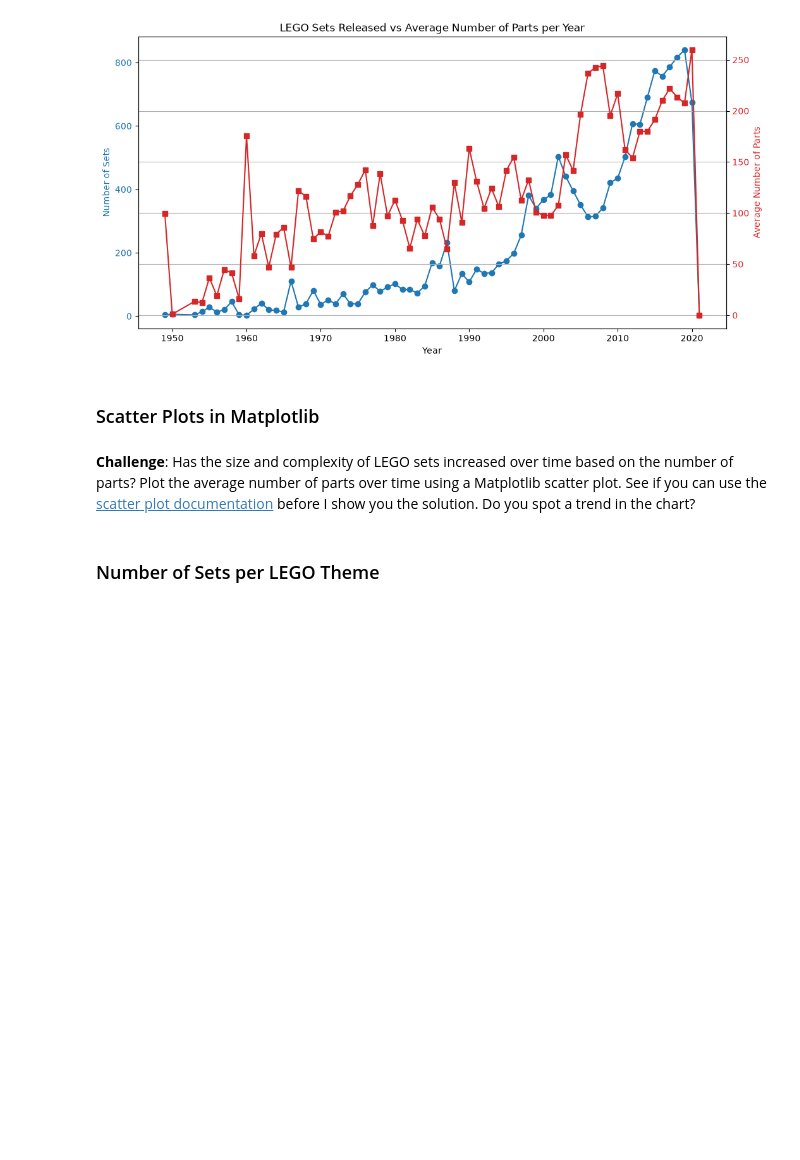
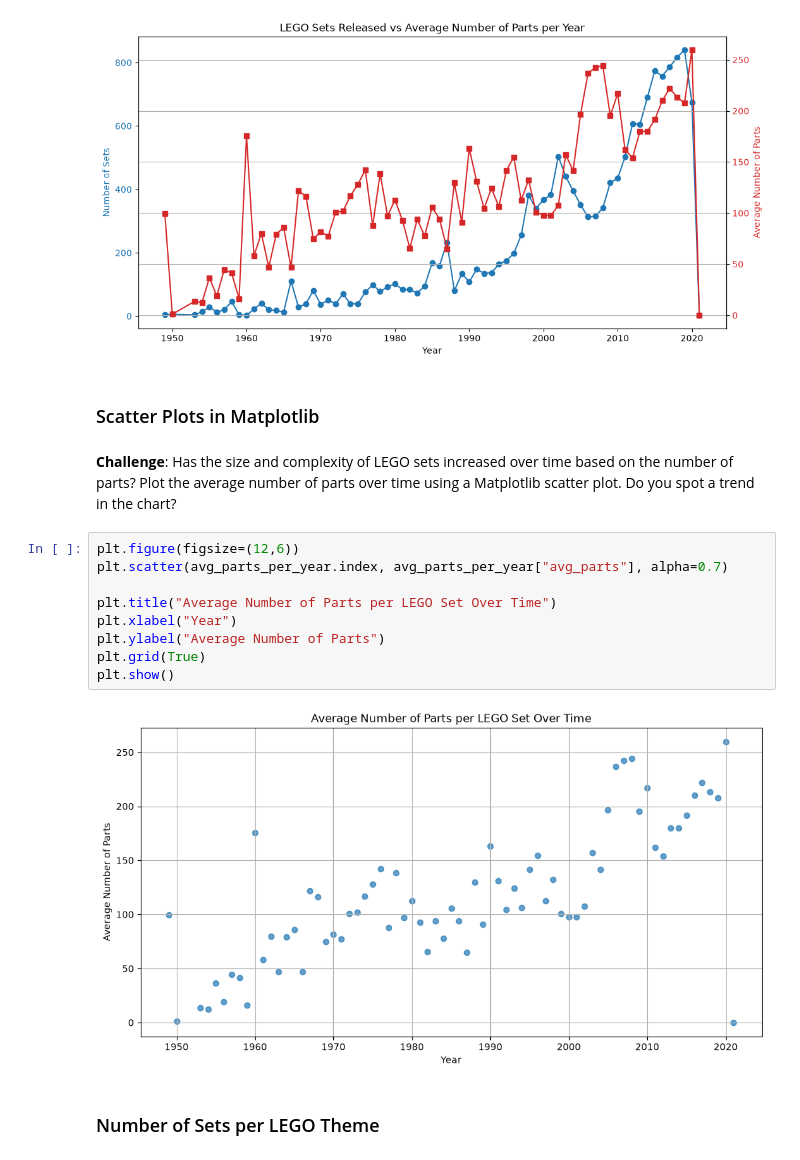
Before and after one commit to heyliceeee/Analyse-Lego-Dataset, a Jupyter notebook: Lego_Analysis.ipynb, the cells around one changed output. Drawn from its saved outputs; the diff is of its cells as text; blank space fills up the shorter version.

Commit message:
✨feat: scatter plots avg number of parts per set

```diff
--- a/Lego_Analysis.ipynb
+++ b/Lego_Analysis.ipynb
@@ -228,6 +228,17 @@ Average number of parts per set in 2017: 221.84
 # %% [markdown]
 ### Scatter Plots in Matplotlib
 # %% [markdown]
-**Challenge**: Has the size and complexity of LEGO sets increased over time based on the number of parts? Plot the average number of parts over time using a Matplotlib scatter plot. See if you can use the [scatter plot documentation](https://matplotlib.org/3.1.0/api/_as_gen/matplotlib.pyplot.scatter.html) before I show you the solution. Do you spot a trend in the chart?
+**Challenge**: Has the size and complexity of LEGO sets increased over time based on the number of parts? Plot the average number of parts over time using a Matplotlib scatter plot. Do you spot a trend in the chart?
+# %%
+plt.figure(figsize=(12,6))
+plt.scatter(avg_parts_per_year.index, avg_parts_per_year["avg_parts"], alpha=0.7)
+
+plt.title("Average Number of Parts per LEGO Set Over Time")
+plt.xlabel("Year")
+plt.ylabel("Average Number of Parts")
+plt.grid(True)
+plt.show()
+# %% [output]
+[figure, added]
 # %% [markdown]
 ### Number of Sets per LEGO Theme
```
Also changed, not shown: parts of 4 cells of this notebook.
